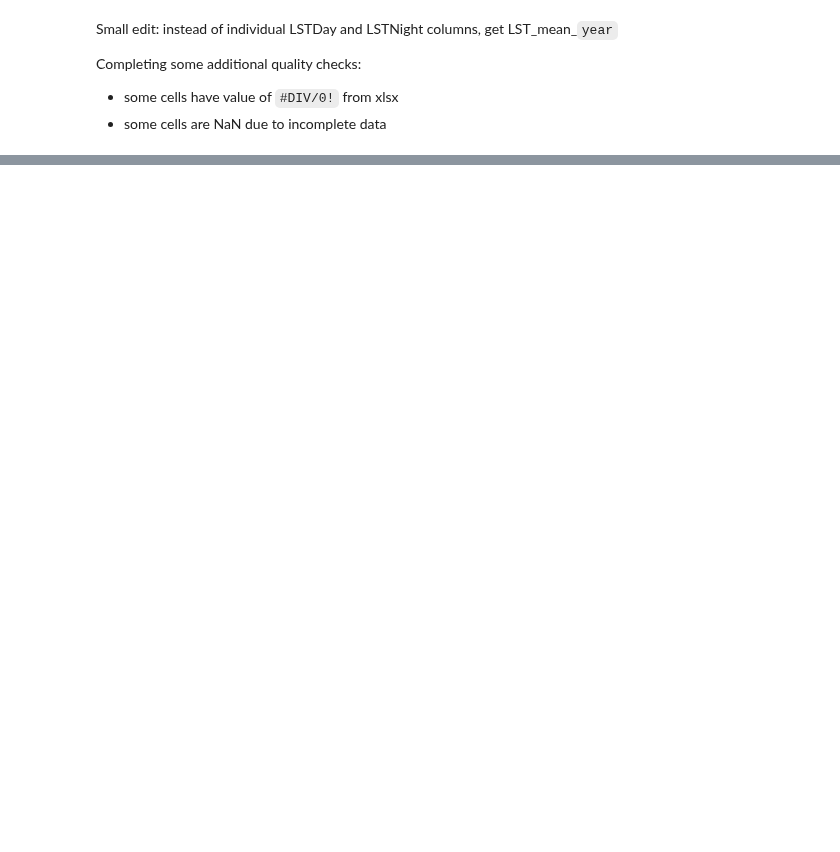
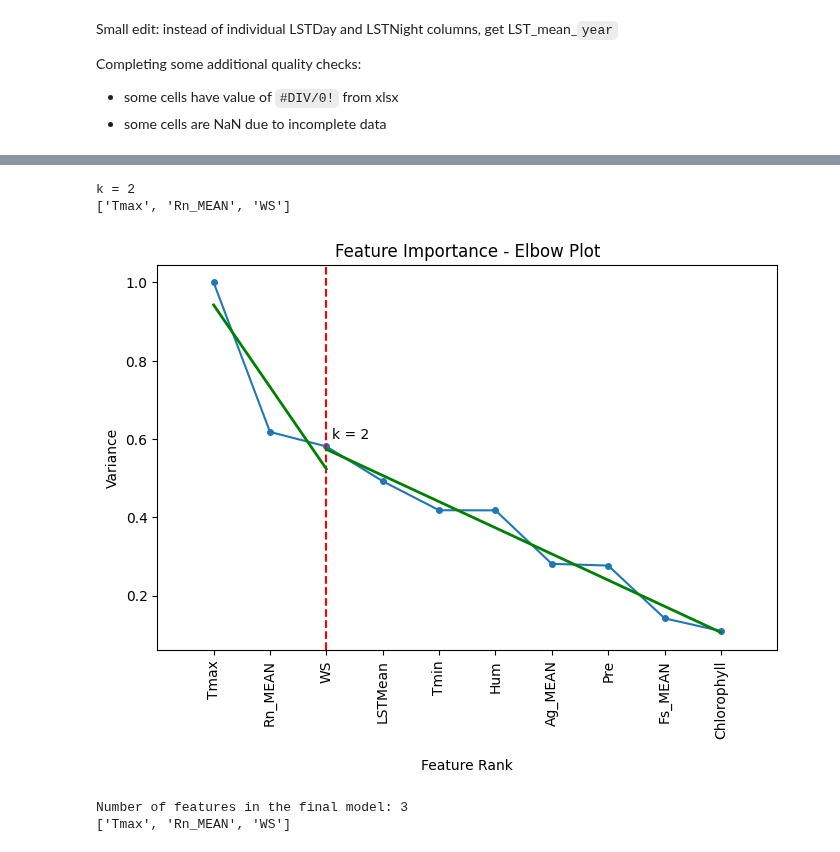
Before and after one commit to Amoreno73/wnv_embeddings, a Jupyter notebook: notebooks/true-data-shap-ranking.ipynb, the cells around one changed output, grey strips where cells are left out. Saved outputs shown, nothing was run; the diff lists cells and outputs as text; code cells hidden in the pictures; blank space fills up the shorter version.

```diff
--- a/notebooks/true-data-shap-ranking.ipynb
+++ b/notebooks/true-data-shap-ranking.ipynb
@@ -325,0 +605,5 @@ df_curr
+# %%
+df_save = pd.read_csv("true_data_param_importance_2017_to_2024.csv").reset_index(drop=True)
+# %%
+df_save = df_save.rename(columns={"Unnamed: 0":"Feature"})
+df_save
@@ -325,0 +622,3 @@ df_curr
+# %%
+df_elbow = df_save[["Feature","Overall"]]
+df_elbow
@@ -325,0 +637,54 @@ df_curr
+# %%
+sorted_features = df_elbow["Overall"].sort_values(ascending=False)
+x = range(1, len(sorted_features)+1)
+kneedle = KneeLocator(x, sorted_features, curve='convex', direction='decreasing')
+k = kneedle.knee
+print(f"k = {k}")
+
+df_sorted = df_elbow.sort_values("Overall", ascending=False)
+top_features = df_sorted["Feature"].iloc[:k+1].tolist()
+print(top_features)
+# %% [output]
+k = 2
+['Tmax', 'Rn_MEAN', 'WS']
+# %%
+vals = df_elbow["Overall"].sort_values(ascending=False).values
+features = df_sorted["Feature"].tolist()
+
+plt.figure(figsize=(8,5))
+plt.plot(range(1, len(vals)+1), vals, marker='o',markersize=4)
+plt.xticks(range(1, len(vals)+1), features, rotation=90)
+
+plt.axvline(x=3,linestyle="--",color="red")
+
+plt.text(3.1, vals[0]*0.60, "k = 2", rotation=0)
+plt.xlim(0, len(vals)+1)
+
+plt.xlabel("Feature Rank", labelpad=15)
+plt.ylabel("Variance")
+plt.title("Feature Importance - Elbow Plot")
+
+# this wil help with interpretability
+# array range for slope range
+x = np.arange(1, len(vals)+1)
+x_1 = x[:3]
+y_1 = vals[:3]
+coef1 = np.polyfit(x_1, y_1, 1)
+line1 = np.poly1d(coef1)
+plt.plot(x_1, line1(x_1), color="green", linewidth=2)
+
+x_2 = x[2:]
+y_2 = vals[2:]
+coef2 = np.polyfit(x_2, y_2, 1)
+line2 = np.poly1d(coef2)
+plt.plot(x_2, line2(x_2), color="green", linewidth=2)
+
+plt.show()
+# %% [output]
+[figure, added]
+# %%
+print(f"Number of features in the final model: {len(top_features)}")
+print(top_features)
+# %% [output]
+Number of features in the final model: 3
+['Tmax', 'Rn_MEAN', 'WS']
```
Also changed, not shown: parts of 45 cells of this notebook, 45 other files.
